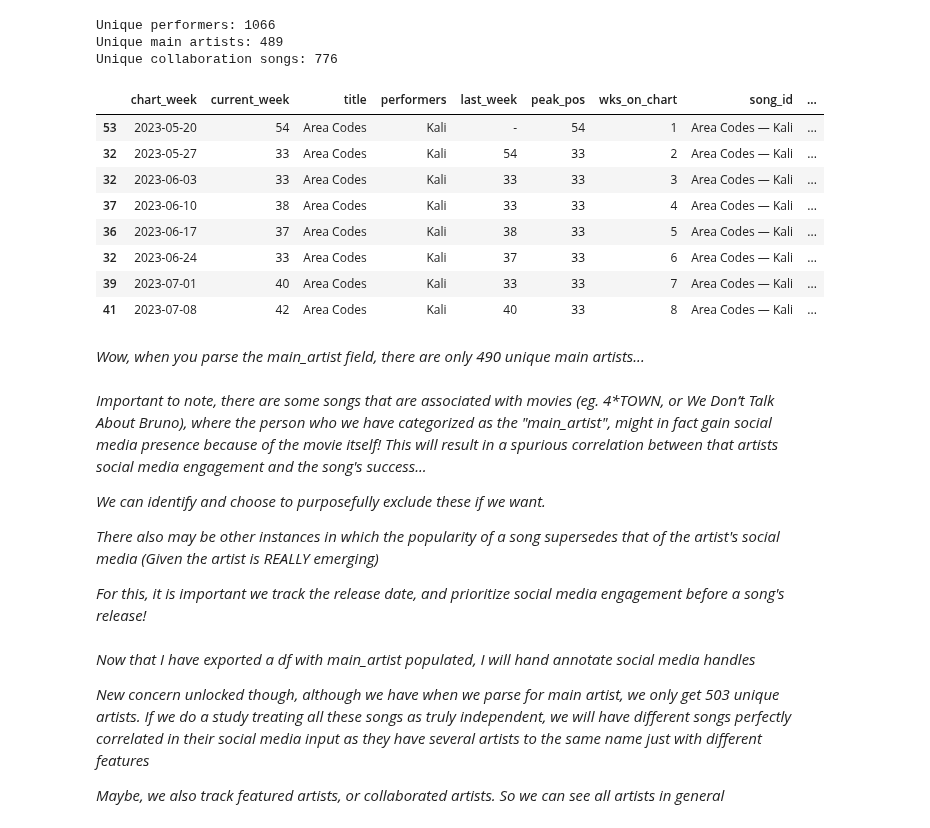
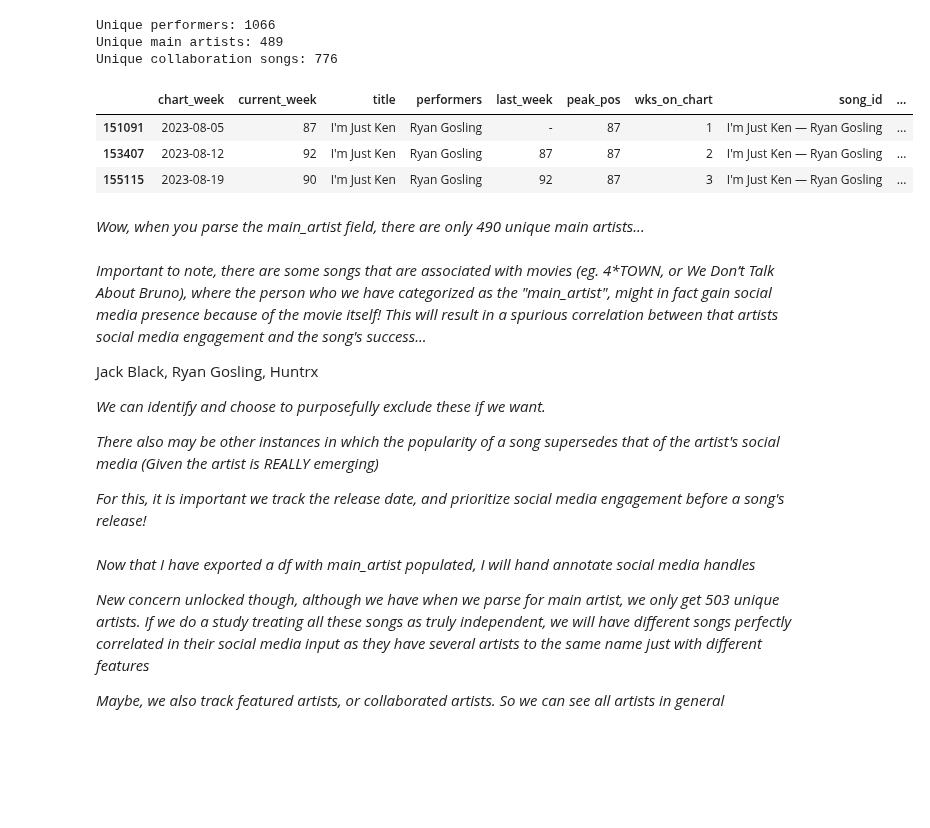
Before and after one commit to tom4sg/DURF, a Jupyter notebook: data_processing.ipynb, the cells around one changed output. Cells and saved outputs as stored; diff of their text form; code cells hidden in the pictures; blank space fills up the shorter version.

Commit message:
340 artists

```diff
--- a/data_processing.ipynb
+++ b/data_processing.ipynb
@@ -297,21 +297,18 @@ Unique performers: 1066
 Unique main artists: 489
 Unique collaboration songs: 776
 # %%
-emerging_songs_df[emerging_songs_df["main_artist"] == "Kali"]
+emerging_songs_df[emerging_songs_df["main_artist"] == "Ryan Gosling"]
 # %% [output]
 |  | chart_week | current_week | title | performers | last_week | peak_pos | wks_on_chart | song_id | ... |
-| 53 | 2023-05-20 | 54 | Area Codes | Kali | - | 54 | 1 | Area Codes — Kali | ... |
-| 32 | 2023-05-27 | 33 | Area Codes | Kali | 54 | 33 | 2 | Area Codes — Kali | ... |
-| 32 | 2023-06-03 | 33 | Area Codes | Kali | 33 | 33 | 3 | Area Codes — Kali | ... |
-| 37 | 2023-06-10 | 38 | Area Codes | Kali | 33 | 33 | 4 | Area Codes — Kali | ... |
-| 36 | 2023-06-17 | 37 | Area Codes | Kali | 38 | 33 | 5 | Area Codes — Kali | ... |
-| 32 | 2023-06-24 | 33 | Area Codes | Kali | 37 | 33 | 6 | Area Codes — Kali | ... |
-| 39 | 2023-07-01 | 40 | Area Codes | Kali | 33 | 33 | 7 | Area Codes — Kali | ... |
-| 41 | 2023-07-08 | 42 | Area Codes | Kali | 40 | 33 | 8 | Area Codes — Kali | ... |
+| 151091 | 2023-08-05 | 87 | I'm Just Ken | Ryan Gosling | - | 87 | 1 | I'm Just Ken — Ryan Gosling | ... |
+| 153407 | 2023-08-12 | 92 | I'm Just Ken | Ryan Gosling | 87 | 87 | 2 | I'm Just Ken — Ryan Gosling | ... |
+| 155115 | 2023-08-19 | 90 | I'm Just Ken | Ryan Gosling | 92 | 87 | 3 | I'm Just Ken — Ryan Gosling | ... |
 # %% [markdown]
 *Wow, when you parse the main_artist field, there are only 490 unique main artists...*
 # %% [markdown]
 *Important to note, there are some songs that are associated with movies (eg. 4\*TOWN, or We Don’t Talk About Bruno), where the person who we have categorized as the "main_artist", might in fact gain social media presence because of the movie itself! This will result in a spurious correlation between that artists social media engagement and the song's success...*
+
+Jack Black, Ryan Gosling, Huntrx
 
 *We can identify and choose to purposefully exclude these if we want.*
 
```
Also changed, not shown: 3 other files.
